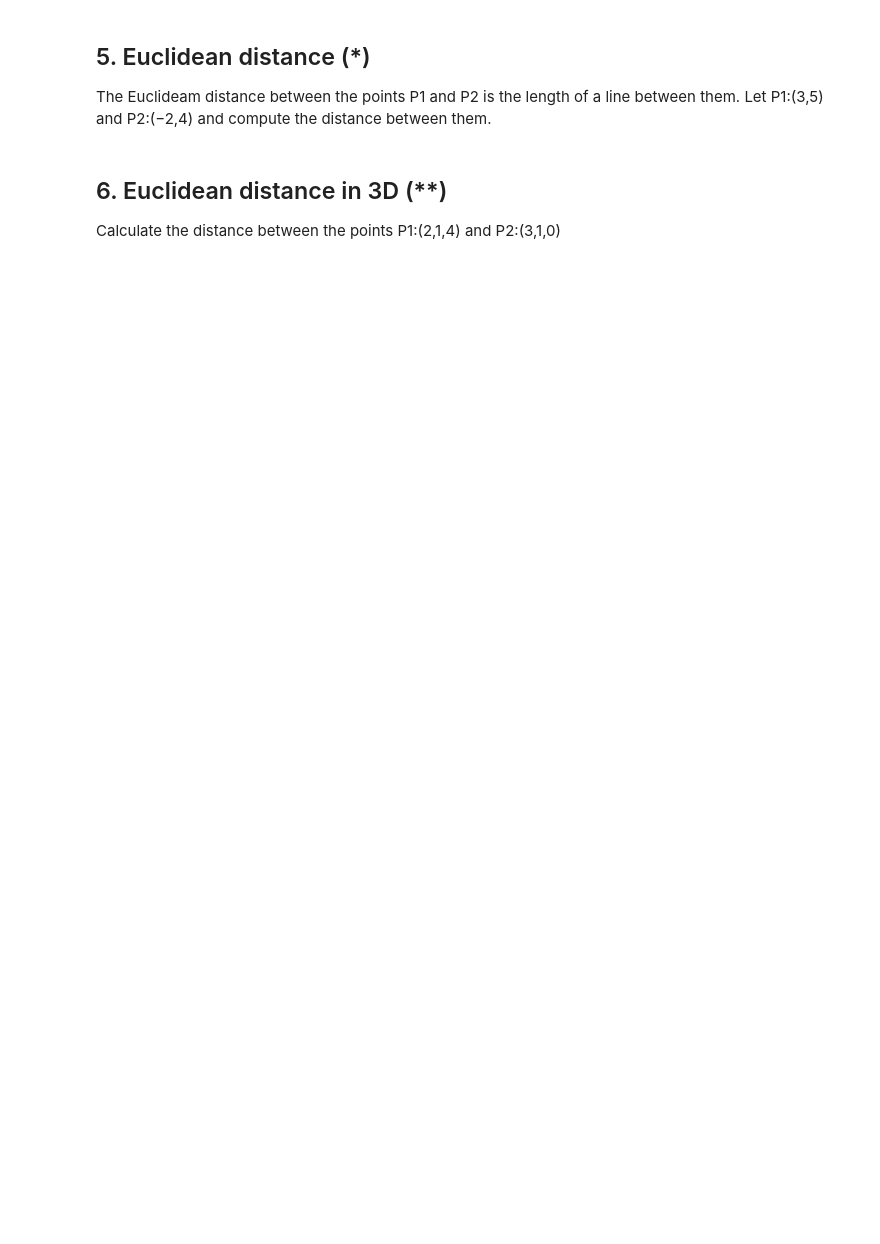
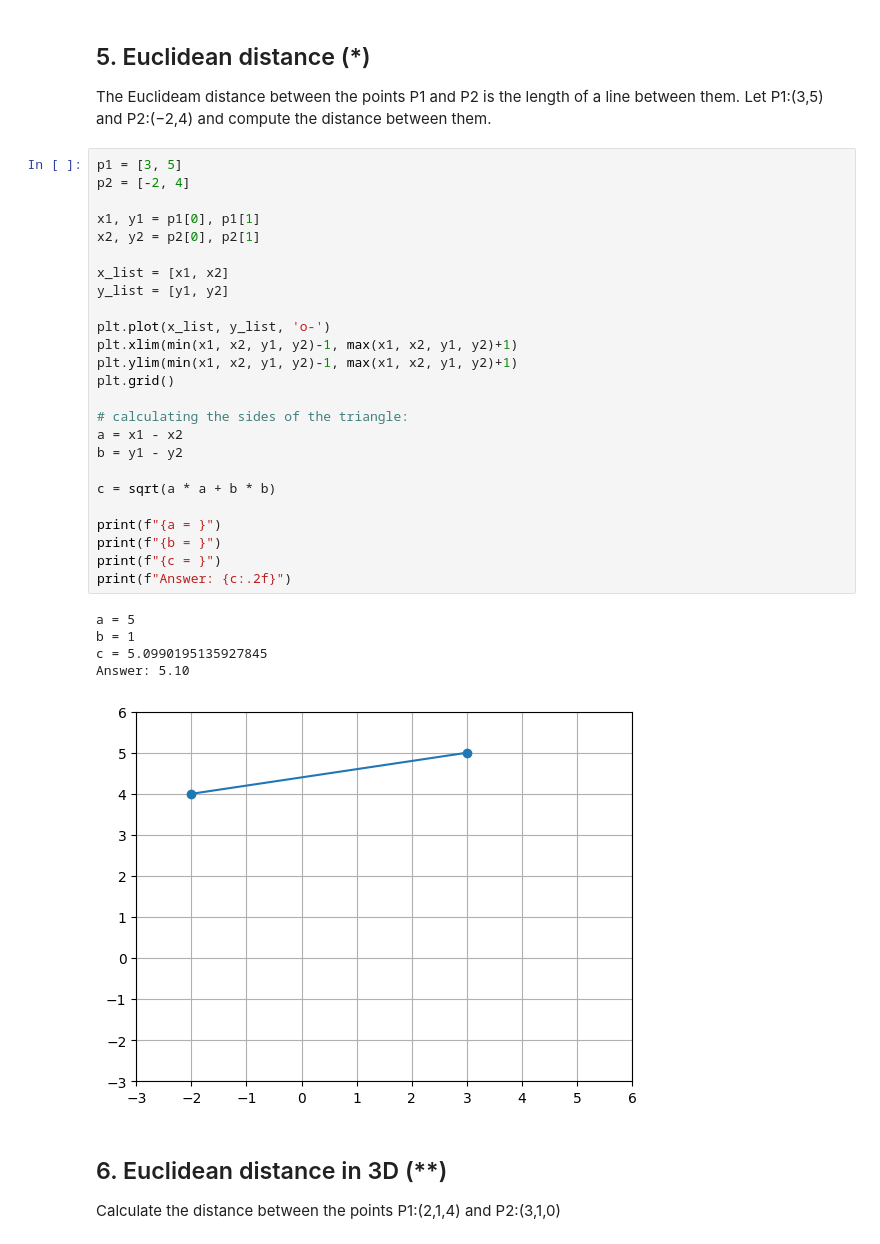
Before and after one commit to Andreas-Svensson/python, a Jupyter notebook: Exercises/E00-count-with-python.ipynb, the cells around one changed output. Cells and saved outputs as stored; diff of their text form; blank space fills up the shorter version.

```diff
--- a/Exercises/E00-count-with-python.ipynb
+++ b/Exercises/E00-count-with-python.ipynb
@@ -157,6 +157,37 @@ plt.plot(x_list, y_list, 'o-')
 ## 5. Euclidean distance (*)
 
 The Euclideam distance between the points  P1  and  P2  is the length of a line between them. Let  P1:(3,5)  and  P2:(−2,4)  and compute the distance between them.
+# %%
+p1 = [3, 5]
+p2 = [-2, 4]
+
+x1, y1 = p1[0], p1[1]
+x2, y2 = p2[0], p2[1]
+
+x_list = [x1, x2]
+y_list = [y1, y2]
+
+plt.plot(x_list, y_list, 'o-')
+plt.xlim(min(x1, x2, y1, y2)-1, max(x1, x2, y1, y2)+1)
+plt.ylim(min(x1, x2, y1, y2)-1, max(x1, x2, y1, y2)+1)
+plt.grid()
+
+# calculating the sides of the triangle:
+a = x1 - x2
+b = y1 - y2
+
+c = sqrt(a * a + b * b)
+
+print(f"{a = }")
+print(f"{b = }")
+print(f"{c = }")
+print(f"Answer: {c:.2f}")
+# %% [output]
+a = 5
+b = 1
+c = 5.0990195135927845
+Answer: 5.10
+[figure, added]
 # %% [markdown]
 ## 6. Euclidean distance in 3D (**)
 
```
Also changed, not shown: parts of 2 cells of this notebook.
